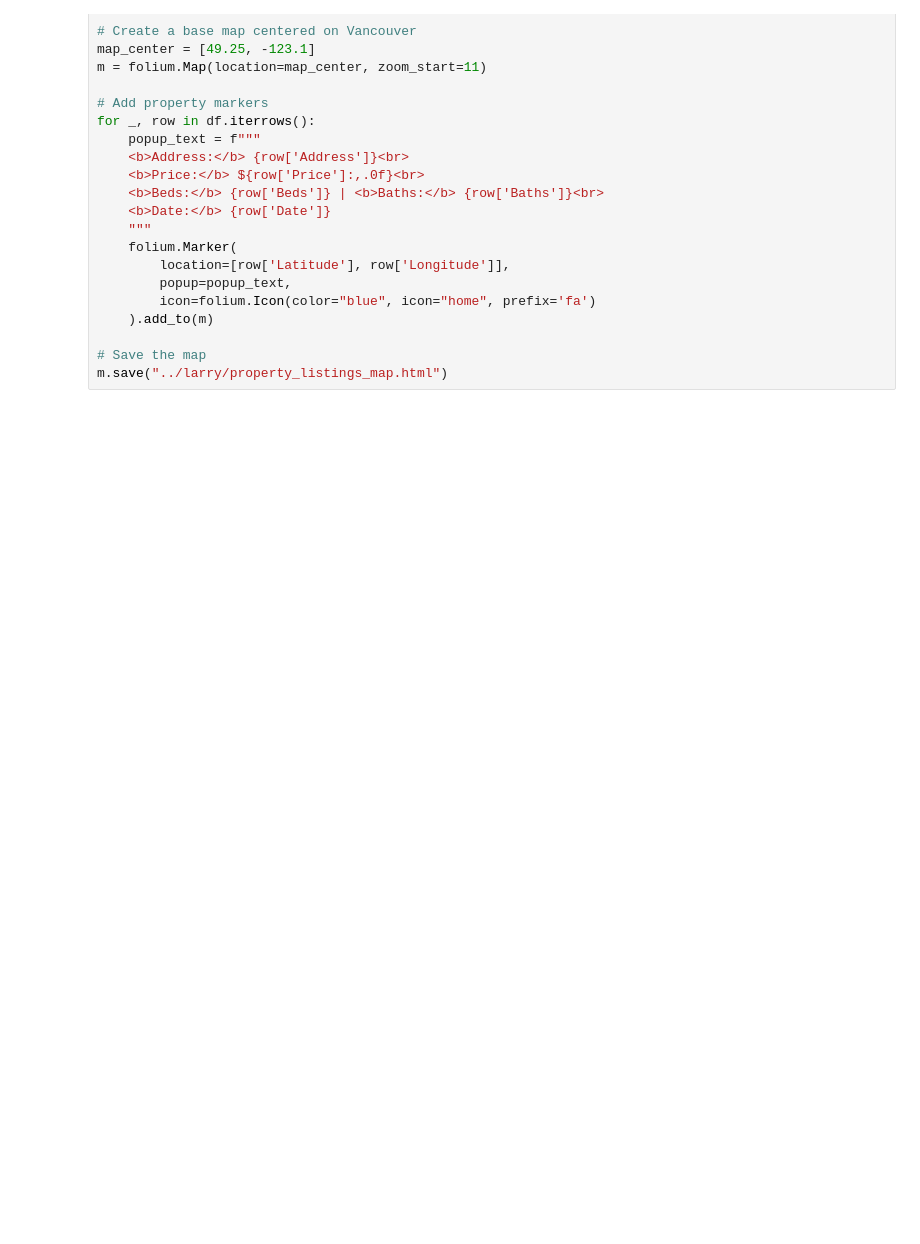
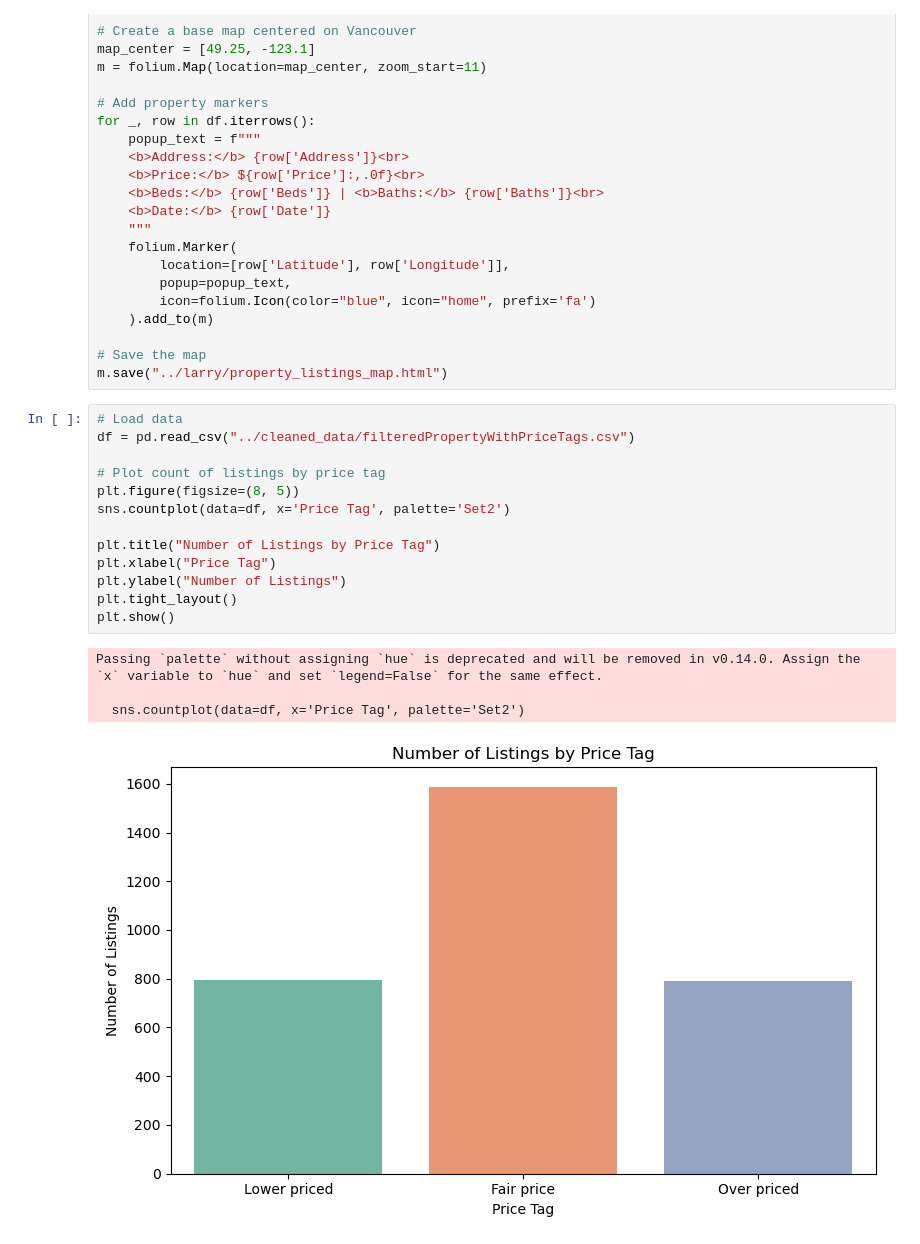
Before and after one commit to Ericzhouhy/CMPT_733_Final_Project, a Jupyter notebook: larry/cleand_data_visulization.ipynb, the cells around one changed output. Cells and saved outputs as stored; diff of their text form; blank space fills up the shorter version.

Commit message:
Add bar chart of listing counts by price tag (lower, fair, over)

```diff
--- a/larry/cleand_data_visulization.ipynb
+++ b/larry/cleand_data_visulization.ipynb
@@ -198,3 +198,21 @@ for _, row in df.iterrows():
 
 # Save the map
 m.save("../larry/property_listings_map.html")
+# %%
+# Load data
+df = pd.read_csv("../cleaned_data/filteredPropertyWithPriceTags.csv")
+
+# Plot count of listings by price tag
+plt.figure(figsize=(8, 5))
+sns.countplot(data=df, x='Price Tag', palette='Set2')
+
+plt.title("Number of Listings by Price Tag")
+plt.xlabel("Price Tag")
+plt.ylabel("Number of Listings")
+plt.tight_layout()
+plt.show()
+# %% [output]
+Passing `palette` without assigning `hue` is deprecated and will be removed in v0.14.0. Assign the `x` variable to `hue` and set `legend=False` for the same effect.
+
+  sns.countplot(data=df, x='Price Tag', palette='Set2')
+[figure, added]
```
